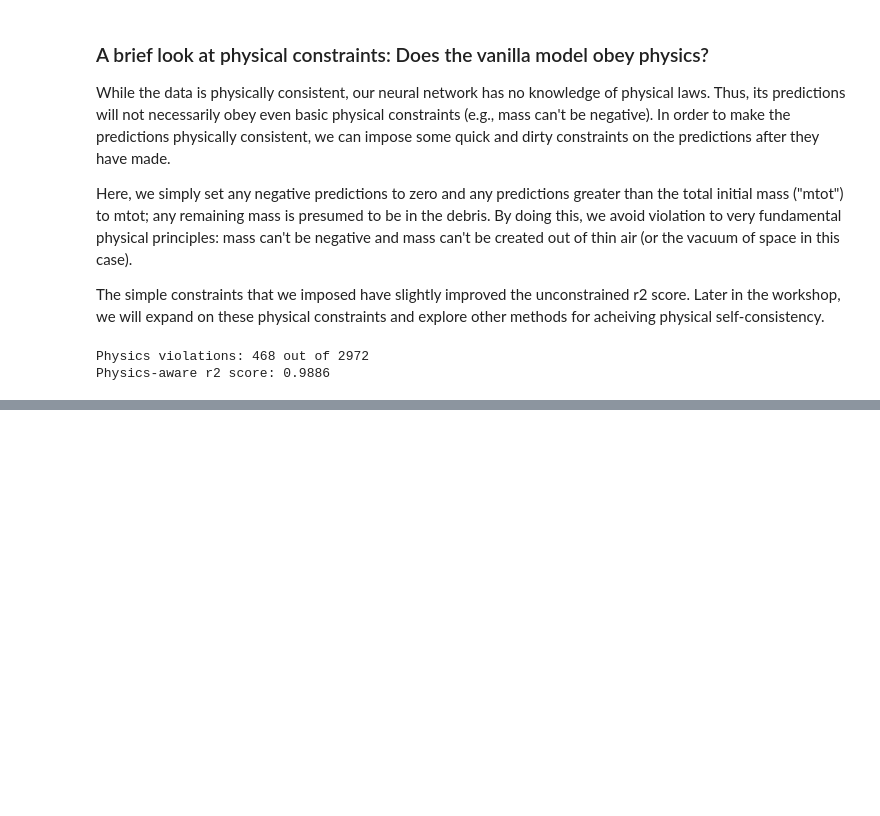
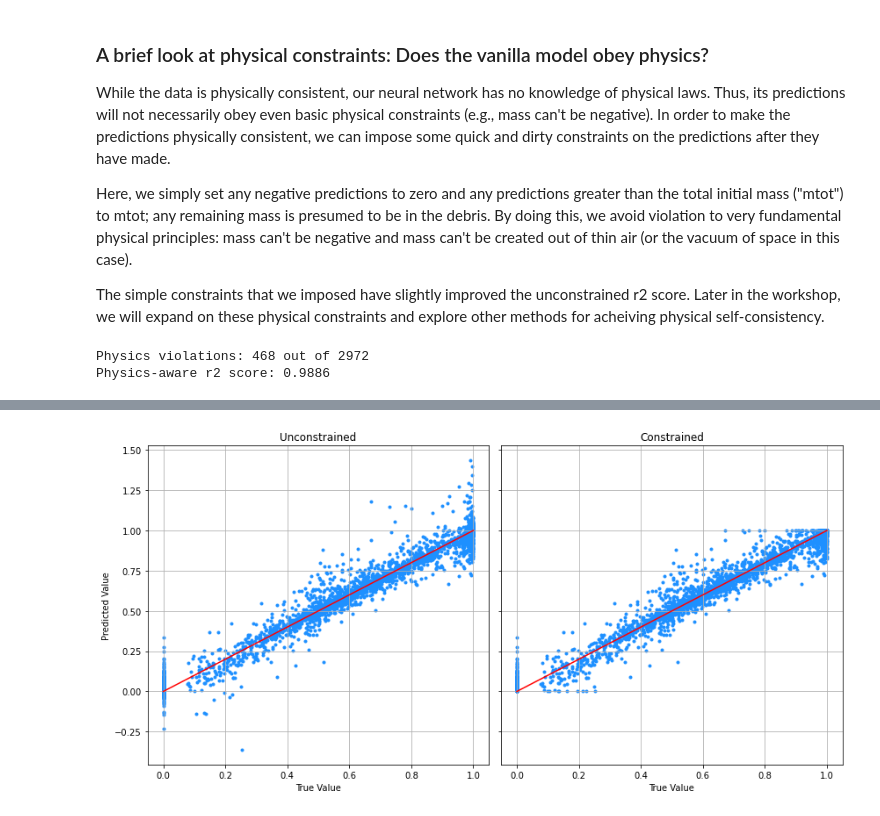
Before and after one commit to hanveiga/amld-2021-repML, a Jupyter notebook: notebooks/example01_basic.ipynb, the cells around one changed output, grey strips where cells are left out. Drawn from its saved outputs; the diff is of its cells as text; code cells hidden in the pictures; blank space fills up the shorter version.

Commit message:
added basic plots to example01

```diff
--- a/notebooks/example01_basic.ipynb
+++ b/notebooks/example01_basic.ipynb
@@ -53,9 +55,11 @@ Python version: 3.7.9 (default, Aug 31 2020, 12:42:55)
 
 The datasets for this problem are relatively small by machine learning standards. Therefore, we provide them as CSV files. The train and test datasets together contain data on 14,856 pairwise collisions between planets. To keep things simple, we will only focus on three targets, which are subject to physical conservation laws; the mass of the largest remnant ("lr_mass"), the mass of the second largest remnant ("slr_mass"), and the mass of the collision debris ("debris_mass"). The mass of these three objects should match exactly the total mass that went into the collisions ("mtotal").
 # %%
-target = 'lr_mass' #, 'slr_mass', 'debris_mass'
+target = 'lr_mass'
+#target = 'slr_mass'
+#target = 'debris_mass'
 
-features = ['collision_id', 'mtotal', 'gamma', 'b_inf', 'v_inf',
+features = ['mtotal', 'gamma', 'b_inf', 'v_inf',
             'targ_core_fraction', 'targ_omega', 'targ_theta', 'targ_phi',
             'proj_core_fraction', 'proj_omega', 'proj_theta', 'proj_phi',
             target]
@@ -65,9 +69,6 @@ x_test  = pd.read_csv('../datasets/test.csv', usecols=features)
 
 y_train = x_train.pop(target)
 y_test  = x_test.pop(target)
-
-ids_train = list(x_train.pop('collision_id'))
-ids_test  = list(x_test.pop('collision_id'))
 # %% [markdown]
 ### Scale data and save the scaler
 
@@ -178,0 +186,41 @@ Physics-aware r2 score: 0.9886
+# %%
+fig1, ax1 = plt.subplots(1, 2, figsize=(12,6), sharex=True, sharey=True)
+
+
+y_test_norm = []
+y_pred_norm = []
+y_phys_norm = []
+
+for m_tot, y_t, y_p, y_c in zip(x_test.mtotal, y_test, y_pred, y_pred_constrained):
+    y_test_norm.append( y_t / m_tot )
+    y_pred_norm.append( y_p / m_tot )
+    y_phys_norm.append( y_c / m_tot )
+
+
+ax = ax1[0]
+
+ax.set_title('Unconstrained')
+ax.set_xlabel('True Value')
+ax.set_ylabel('Predicted Value')
+
+ax.grid(True)
+
+ax.scatter(y_test_norm, y_pred_norm, marker='.', color='dodgerblue')
+
+ax.plot([0,1], [0,1], color='red')
+
+
+ax = ax1[1]
+
+ax.set_title('Constrained')
+ax.set_xlabel('True Value')
+
+ax.grid(True)
+
+ax.scatter(y_test_norm, y_phys_norm, marker='.', color='dodgerblue')
+
+ax.plot([0,1], [0,1], color='red')
+
+plt.tight_layout()
+# %% [output]
+[figure, added]
```
Also changed, not shown: parts of 3 cells of this notebook.
